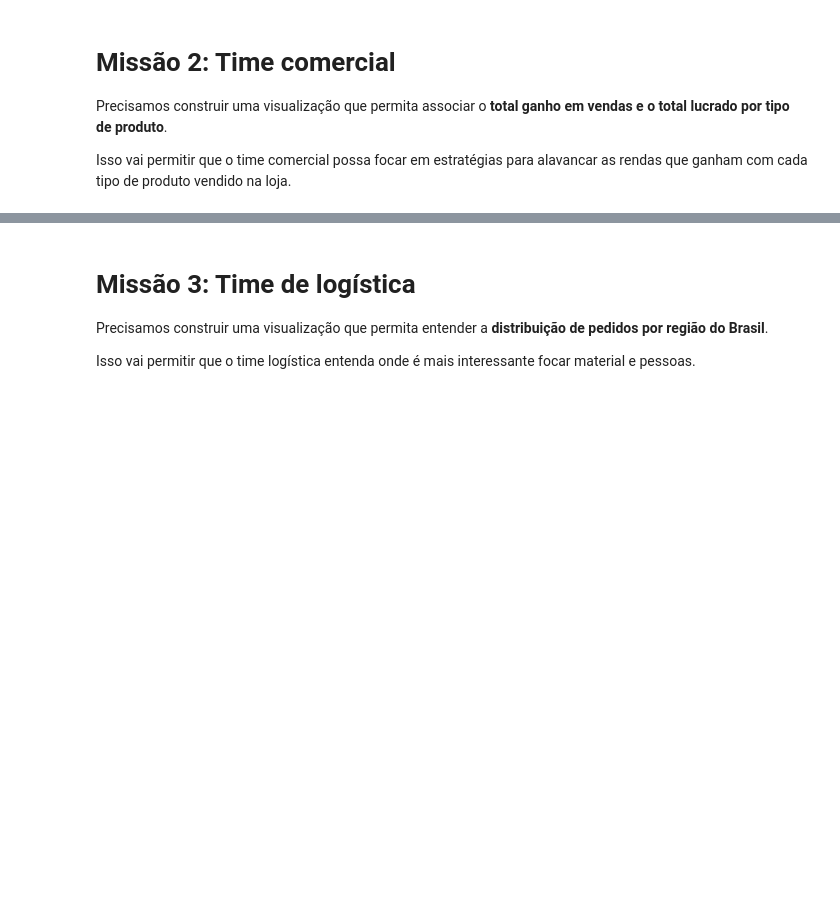
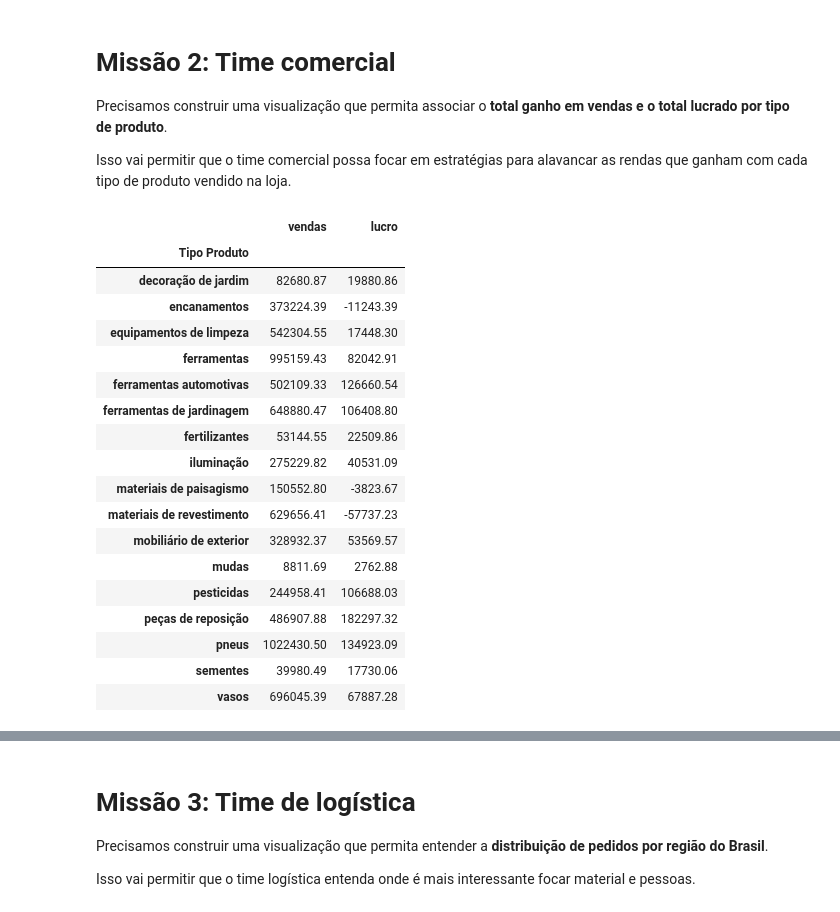
Before and after one commit to lukaswyllis/formacao-avancando-em-data-science-com-python, a Jupyter notebook: Curso 4 - Data Visualization - Estilização de tabelas com Python.ipynb, the cells around one changed output, grey strips where cells are left out. Drawn from its saved outputs; the diff is of its cells as text; code cells hidden in the pictures; blank space fills up the shorter version.

```diff
--- a/Curso 4 - Data Visualization - Estilização de tabelas com Python.ipynb
+++ b/Curso 4 - Data Visualization - Estilização de tabelas com Python.ipynb
@@ -46,6 +46,4 @@ dtypes: datetime64[ns](1), float64(2), int64(1), object(8)
 memory usage: 838.3+ KB
-# %%
-df['data_pedido'] = pd.to_datetime(df['data_pedido'])
 # %% [markdown]
 # Missão 1: Time de vendas
 
@@ -96,3 +119,27 @@ s
 Precisamos construir uma visualização que permita associar o **total ganho em vendas e o total lucrado por tipo de produto**.
 
 Isso vai permitir que o time comercial possa focar em estratégias para alavancar as rendas que ganham com cada tipo de produto vendido na loja.
+# %%
+df_venda_lucro = df.groupby(['tipo_produto'])[['vendas', 'lucro']].sum()
+df_venda_lucro.index.name = 'Tipo Produto'
+df_venda_lucro
+# %% [output]
+|  | vendas | lucro |
+| Tipo Produto |  |  |
+| decoração de jardim | 82680.87 | 19880.86 |
+| encanamentos | 373224.39 | -11243.39 |
+| equipamentos de limpeza | 542304.55 | 17448.30 |
+| ferramentas | 995159.43 | 82042.91 |
+| ferramentas automotivas | 502109.33 | 126660.54 |
+| ferramentas de jardinagem | 648880.47 | 106408.80 |
+| fertilizantes | 53144.55 | 22509.86 |
+| iluminação | 275229.82 | 40531.09 |
+| materiais de paisagismo | 150552.80 | -3823.67 |
+| materiais de revestimento | 629656.41 | -57737.23 |
+| mobiliário de exterior | 328932.37 | 53569.57 |
+| mudas | 8811.69 | 2762.88 |
+| pesticidas | 244958.41 | 106688.03 |
+| peças de reposição | 486907.88 | 182297.32 |
+| pneus | 1022430.50 | 134923.09 |
+| sementes | 39980.49 | 17730.06 |
+| vasos | 696045.39 | 67887.28 |
```
Also changed, not shown: parts of 11 cells of this notebook.
